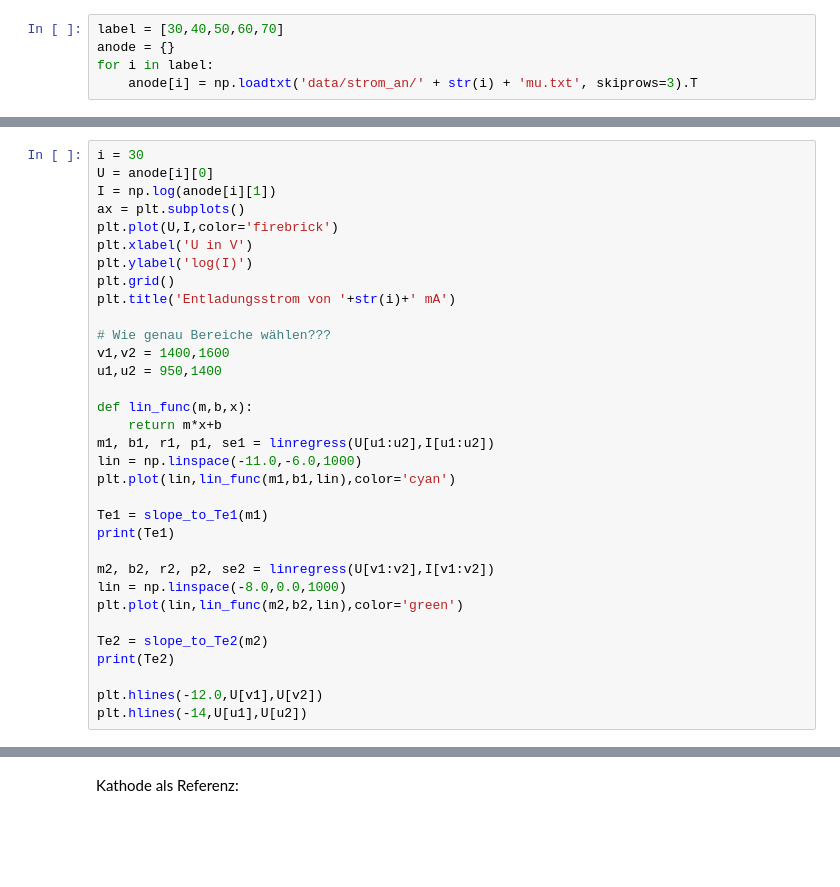
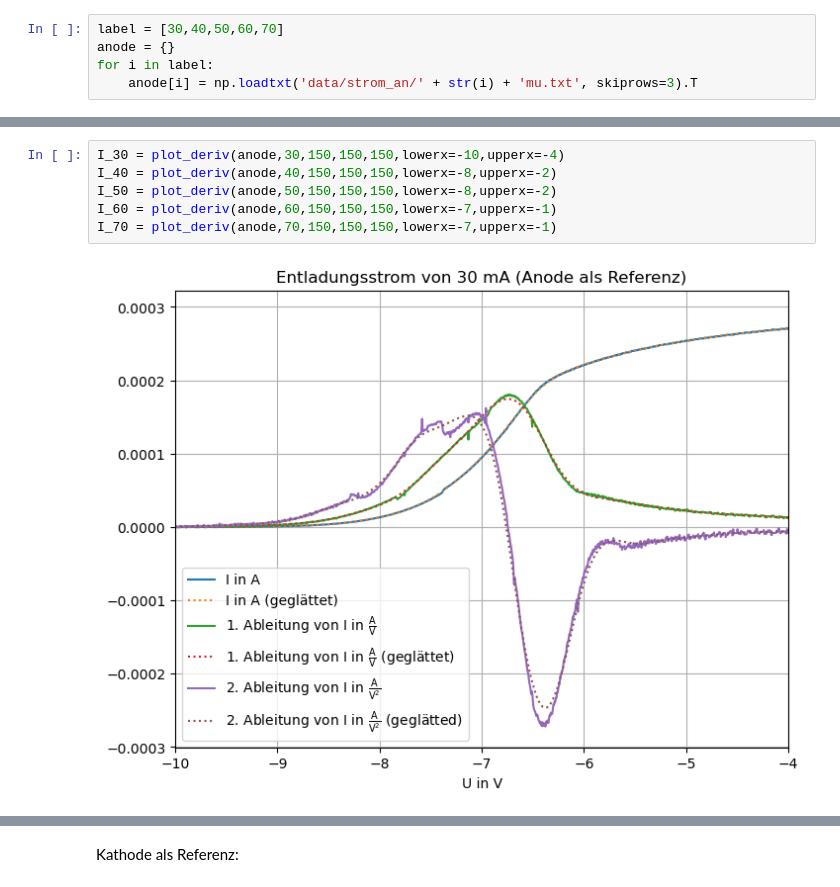
Before and after one commit to hannes-ebe/F-Prak, a Jupyter notebook: langmuir/Automatisierte_Messung.ipynb, the cells around one changed output, grey strips where cells are left out. Drawn from its saved outputs; the diff is of its cells as text; blank space fills up the shorter version.

```diff
--- a/langmuir/Automatisierte_Messung.ipynb
+++ b/langmuir/Automatisierte_Messung.ipynb
@@ -33,33 +27,0 @@ Bestimmung der Elektronentemperatur:
-# %%
-i = 30
-U = anode[i][0]
-I = np.log(anode[i][1])
-ax = plt.subplots()
-plt.plot(U,I,color='firebrick')
-plt.xlabel('U in V')
-plt.ylabel('log(I)')
-plt.grid()
-plt.title('Entladungsstrom von '+str(i)+' mA')
-
-# Wie genau Bereiche wählen???
-v1,v2 = 1400,1600
-u1,u2 = 950,1400
-
-def lin_func(m,b,x):
-    return m*x+b
-m1, b1, r1, p1, se1 = linregress(U[u1:u2],I[u1:u2])
-lin = np.linspace(-11.0,-6.0,1000)
-plt.plot(lin,lin_func(m1,b1,lin),color='cyan')
-
-Te1 = slope_to_Te1(m1)
-print(Te1)
-
-m2, b2, r2, p2, se2 = linregress(U[v1:v2],I[v1:v2])
-lin = np.linspace(-8.0,0.0,1000)
-plt.plot(lin,lin_func(m2,b2,lin),color='green')
-
-Te2 = slope_to_Te2(m2)
-print(Te2)
-
-plt.hlines(-12.0,U[v1],U[v2])
-plt.hlines(-14,U[u1],U[u2])
@@ -70,0 +110,8 @@ plt.hlines(-14,U[u1],U[u2])
+# %%
+I_30 = plot_deriv(anode,30,150,150,150,lowerx=-10,upperx=-4)
+I_40 = plot_deriv(anode,40,150,150,150,lowerx=-8,upperx=-2)
+I_50 = plot_deriv(anode,50,150,150,150,lowerx=-8,upperx=-2)
+I_60 = plot_deriv(anode,60,150,150,150,lowerx=-7,upperx=-1)
+I_70 = plot_deriv(anode,70,150,150,150,lowerx=-7,upperx=-1)
+# %% [output]
+[figure, added]
```
Also changed, not shown: parts of 27 cells of this notebook.
